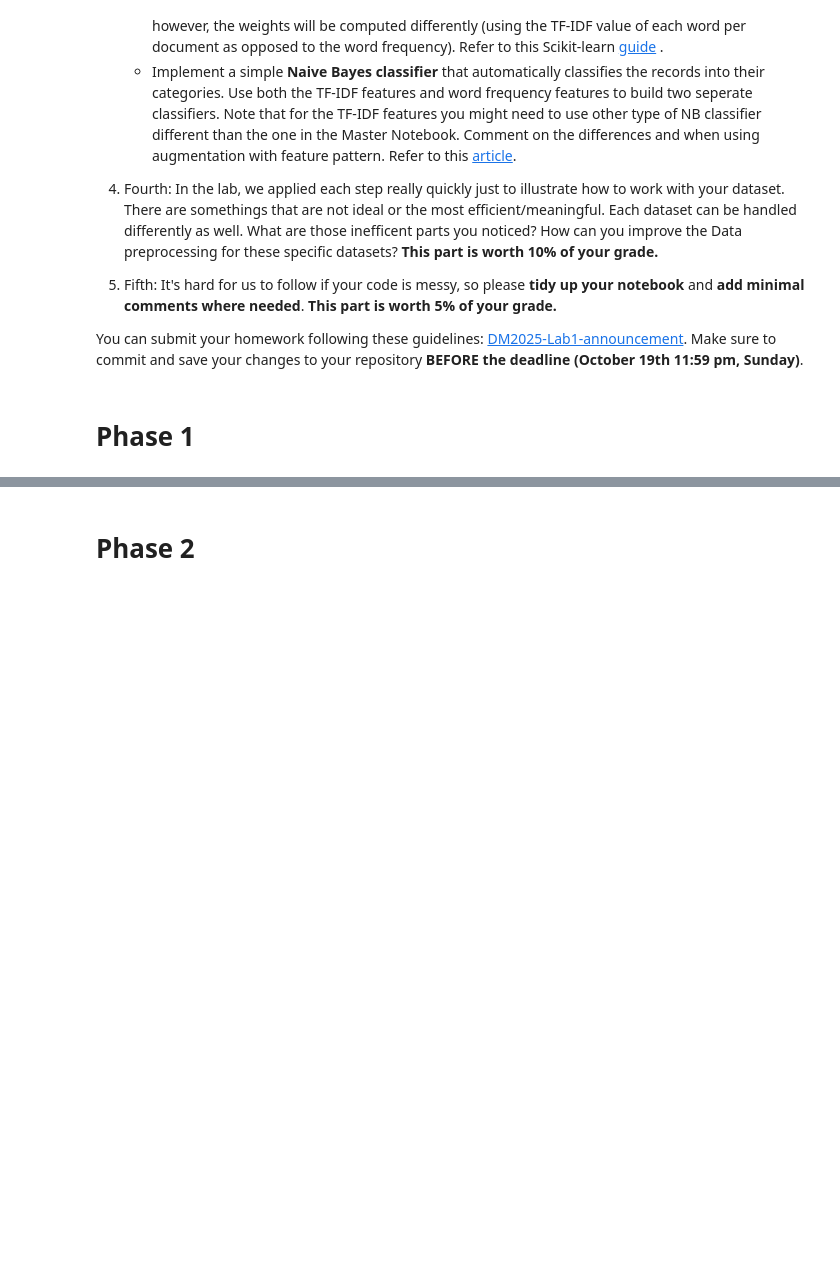
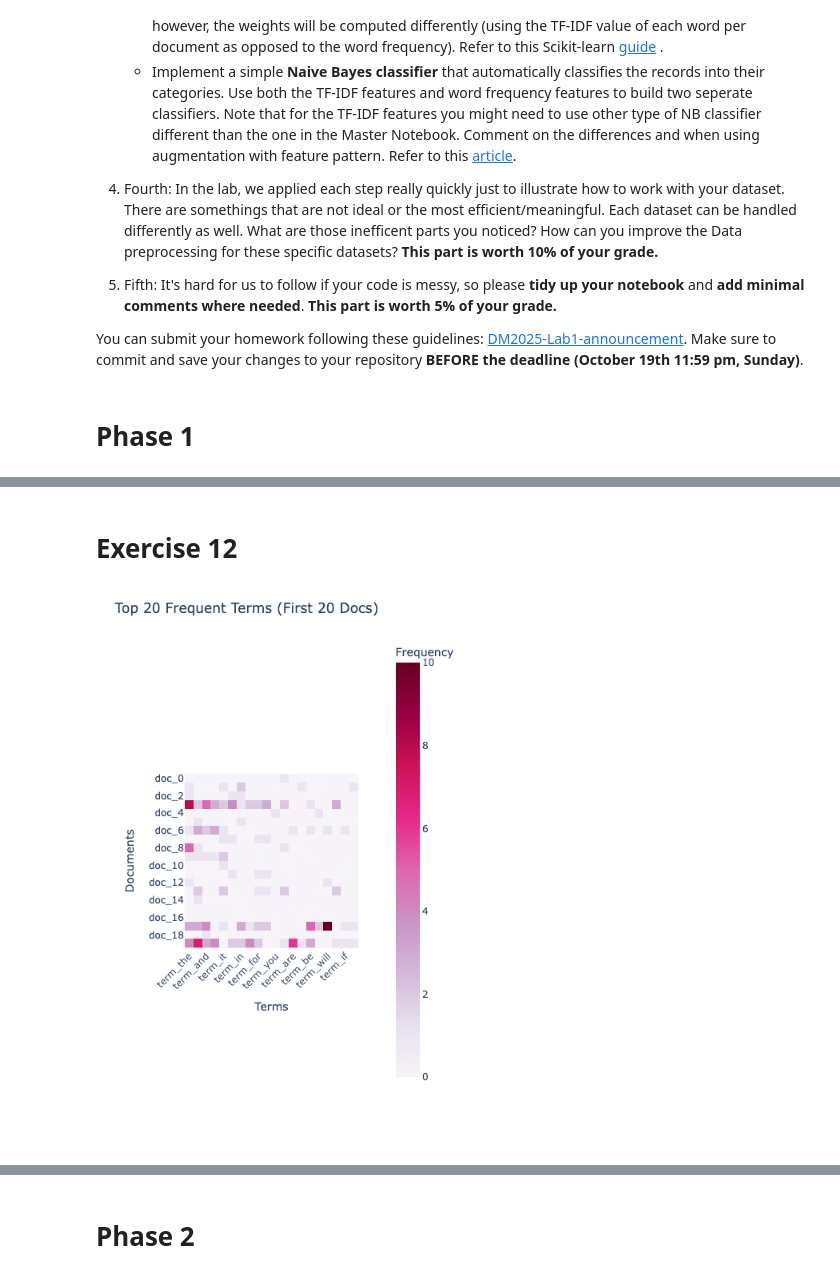
Before and after one commit to jc533/DM2025-Lab1-Exercise, a Jupyter notebook: DM2025-Lab1-Homework.ipynb, the cells around one changed output, grey strips where cells are left out. Cells and saved outputs as stored; diff of their text form; code cells hidden in the pictures; blank space fills up the shorter version.

```diff
--- a/DM2025-Lab1-Homework.ipynb
+++ b/DM2025-Lab1-Homework.ipynb
@@ -62,0 +294,32 @@ You can submit your homework following these guidelines: [DM2025-Lab1-announceme
+# %% [markdown]
+# Exercise 12
+# %%
+# Answer here
+import plotly.express as px
+
+term_freq = np.asarray(df_counts.sum(axis=0)).ravel()
+top_idx = term_freq.argsort()[::-1][:20]  # select top 20 frequency word
+
+p_x = ["term_" + str(i) for i in count_vect.get_feature_names_out()[top_idx]]
+p_y = ["doc_" + str(i) for i in list(df.index)[:20]]
+p_z = df_counts[:20, :][:, top_idx].toarray()
+
+df_todraw = pd.DataFrame(p_z, columns=p_x, index=p_y)
+fig = px.imshow(
+    df_todraw,
+    labels=dict(x="Terms", y="Documents", color="Frequency"),
+    x=p_x,
+    y=p_y,
+    color_continuous_scale="PuRd",
+)
+
+fig.update_layout(
+    title="Top 20 Frequent Terms (First 20 Docs)",
+    xaxis_tickangle=-45,
+    width=900,
+    height=700,
+)
+
+fig.show()
+# %% [output]
+[figure, added]
```
Also changed, not shown: parts of 40 cells of this notebook.
